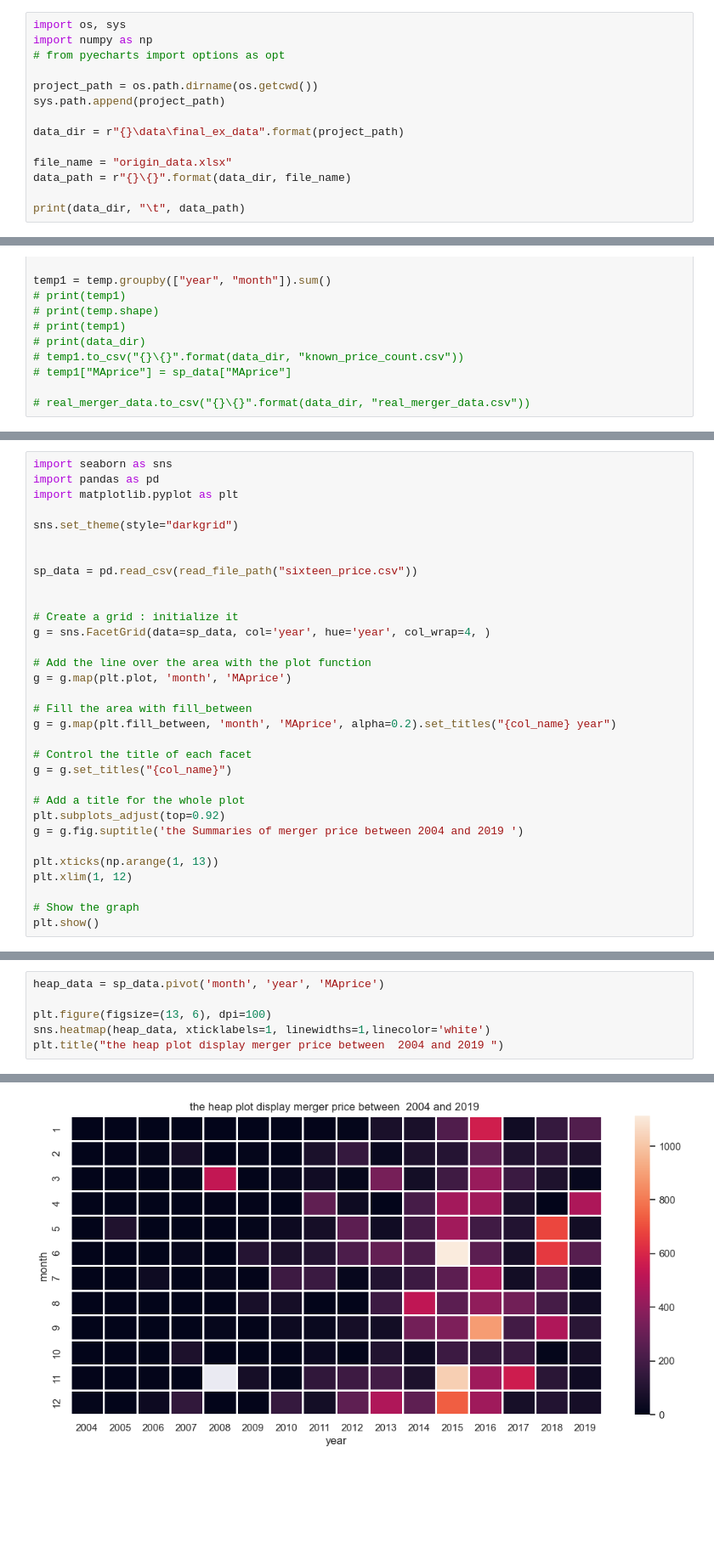
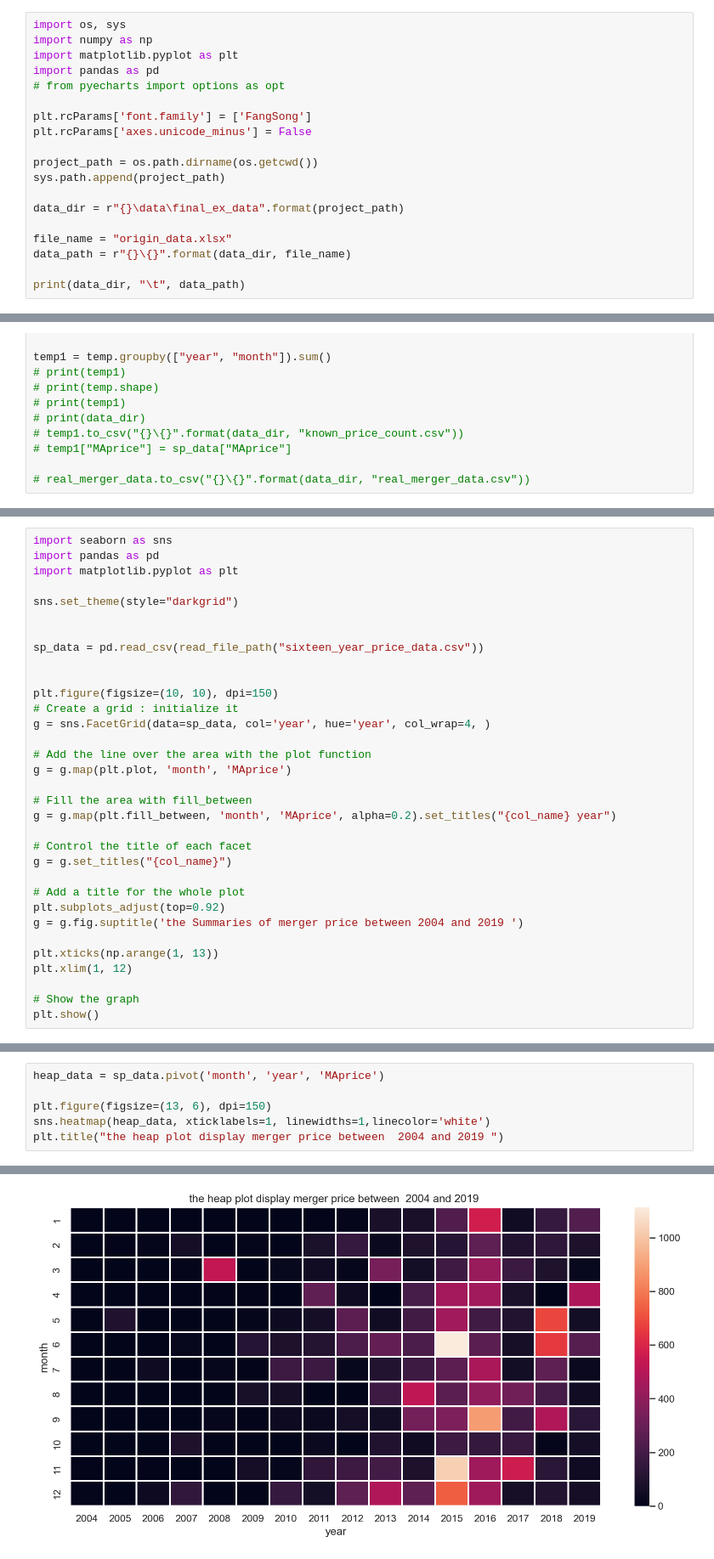
Before and after one commit to hathawayANdRX105/matplotlib_vision, a Jupyter notebook: src/final_ex.ipynb, the cells around one changed output, grey strips where cells are left out. Shown at 85% size. Saved outputs shown, nothing was run; the diff lists cells and outputs as text; blank space fills up the shorter version.

```diff
--- a/src/final_ex.ipynb
+++ b/src/final_ex.ipynb
@@ -1,7 +1,12 @@
 # %%
 import os, sys
 import numpy as np
+import matplotlib.pyplot as plt
+import pandas as pd
 # from pyecharts import options as opt
+
+plt.rcParams['font.family'] = ['FangSong']
+plt.rcParams['axes.unicode_minus'] = False
 
 project_path = os.path.dirname(os.getcwd())
 sys.path.append(project_path)
@@ -149,9 +132,10 @@ import matplotlib.pyplot as plt
 sns.set_theme(style="darkgrid")
 
 
-sp_data = pd.read_csv(read_file_path("sixteen_price.csv"))
+sp_data = pd.read_csv(read_file_path("sixteen_year_price_data.csv"))
 
 
+plt.figure(figsize=(10, 10), dpi=150)
 # Create a grid : initialize it
 g = sns.FacetGrid(data=sp_data, col='year', hue='year', col_wrap=4, )
 
@@ -178,12 +163,12 @@ plt.show()
 # %%
 heap_data = sp_data.pivot('month', 'year', 'MAprice')
 
-plt.figure(figsize=(13, 6), dpi=100)
+plt.figure(figsize=(13, 6), dpi=150)
 sns.heatmap(heap_data, xticklabels=1, linewidths=1,linecolor='white')
 plt.title("the heap plot display merger price between  2004 and 2019 ")
 # %% [output]
 Text(0.5, 1.0, 'the heap plot display merger price between  2004 and 2019 ')
-[figure, old version]
+[figure, new version]
 # %%
 import seaborn as sns
 import matplotlib.pyplot as plt
```
Also changed, not shown: parts of 28 cells of this notebook, 1 other file.
